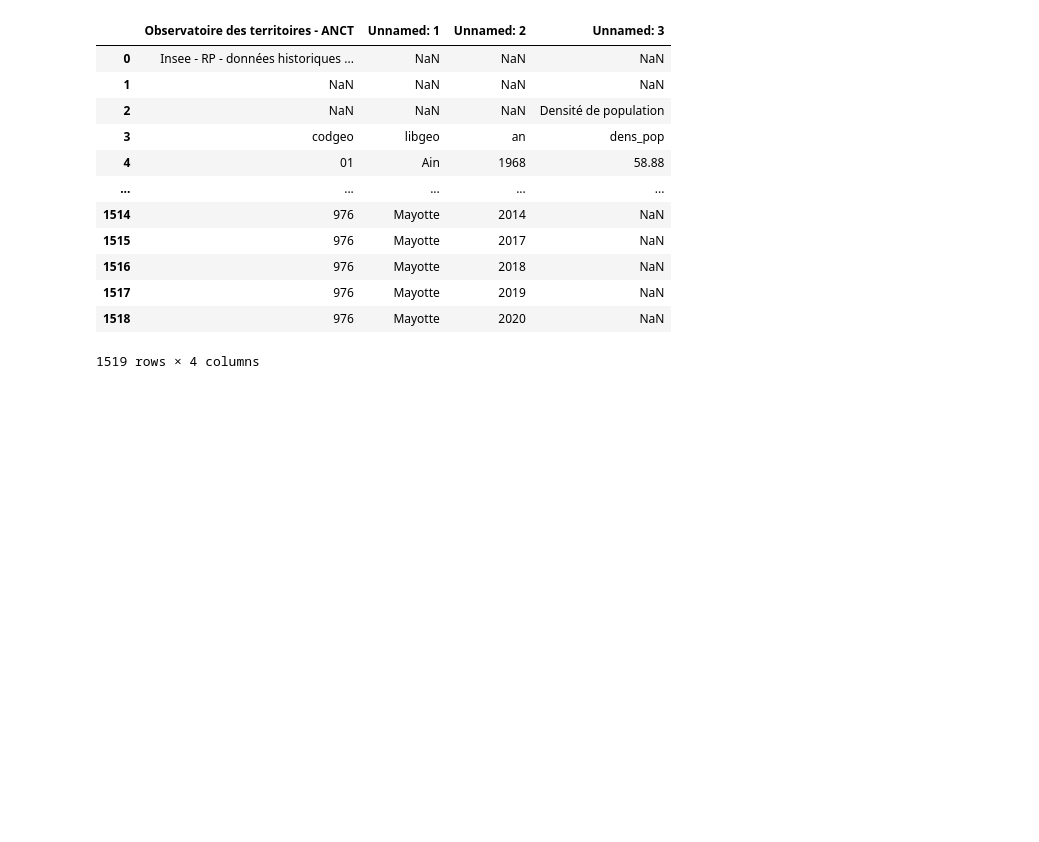
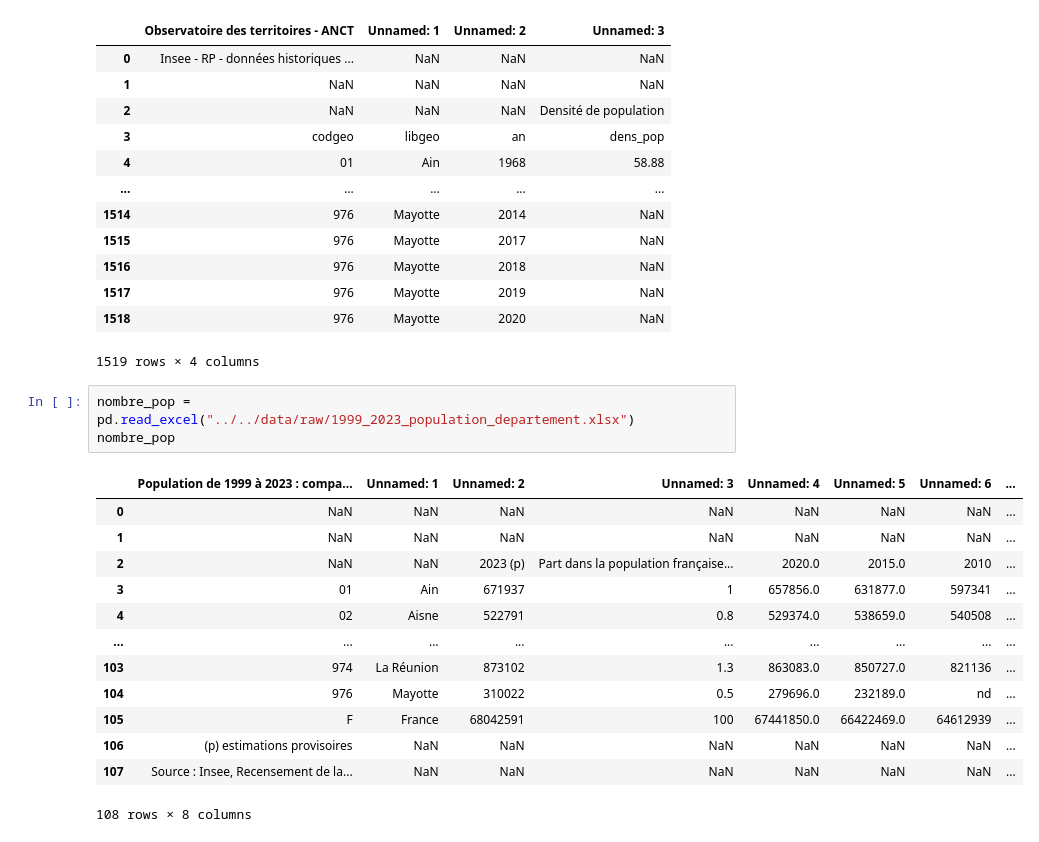
Before and after one commit to the-ark-of-noah/mspr, a Jupyter notebook: notebooks/explonatory/view.ipynb, the cells around one changed output. Saved outputs shown, nothing was run; the diff lists cells and outputs as text; blank space fills up the shorter version.

Commit message:
clean nombre pop

```diff
--- a/notebooks/explonatory/view.ipynb
+++ b/notebooks/explonatory/view.ipynb
@@ -142,3 +142,20 @@ density_pop
 | 1517 | 976 | Mayotte | 2019 | NaN |
 | 1518 | 976 | Mayotte | 2020 | NaN |
 1519 rows × 4 columns
+# %%
+nombre_pop = pd.read_excel("../../data/raw/1999_2023_population_departement.xlsx")
+nombre_pop
+# %% [output]
+|  | Population de 1999 à 2023 : compa... | Unnamed: 1 | Unnamed: 2 | Unnamed: 3 | Unnamed: 4 | Unnamed: 5 | Unnamed: 6 | ... |
+| 0 | NaN | NaN | NaN | NaN | NaN | NaN | NaN | ... |
+| 1 | NaN | NaN | NaN | NaN | NaN | NaN | NaN | ... |
+| 2 | NaN | NaN | 2023 (p) | Part dans la population française... | 2020.0 | 2015.0 | 2010 | ... |
+| 3 | 01 | Ain | 671937 | 1 | 657856.0 | 631877.0 | 597341 | ... |
+| 4 | 02 | Aisne | 522791 | 0.8 | 529374.0 | 538659.0 | 540508 | ... |
+| ... | ... | ... | ... | ... | ... | ... | ... | ... |
+| 103 | 974 | La Réunion | 873102 | 1.3 | 863083.0 | 850727.0 | 821136 | ... |
+| 104 | 976 | Mayotte | 310022 | 0.5 | 279696.0 | 232189.0 | nd | ... |
+| 105 | F | France | 68042591 | 100 | 67441850.0 | 66422469.0 | 64612939 | ... |
+| 106 | (p) estimations provisoires | NaN | NaN | NaN | NaN | NaN | NaN | ... |
+| 107 | Source : Insee, Recensement de la... | NaN | NaN | NaN | NaN | NaN | NaN | ... |
+108 rows × 8 columns
```
Also changed, not shown: parts of 3 cells of this notebook, 2 other files.
